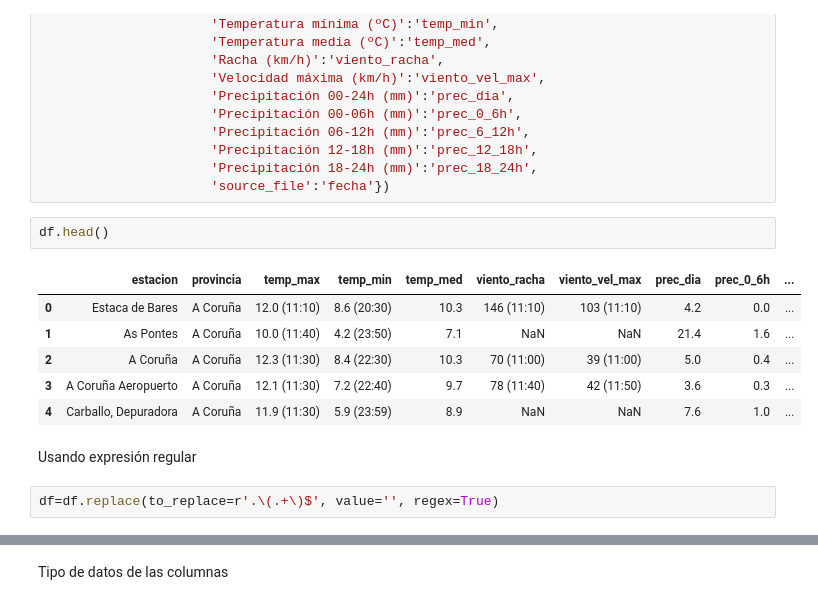
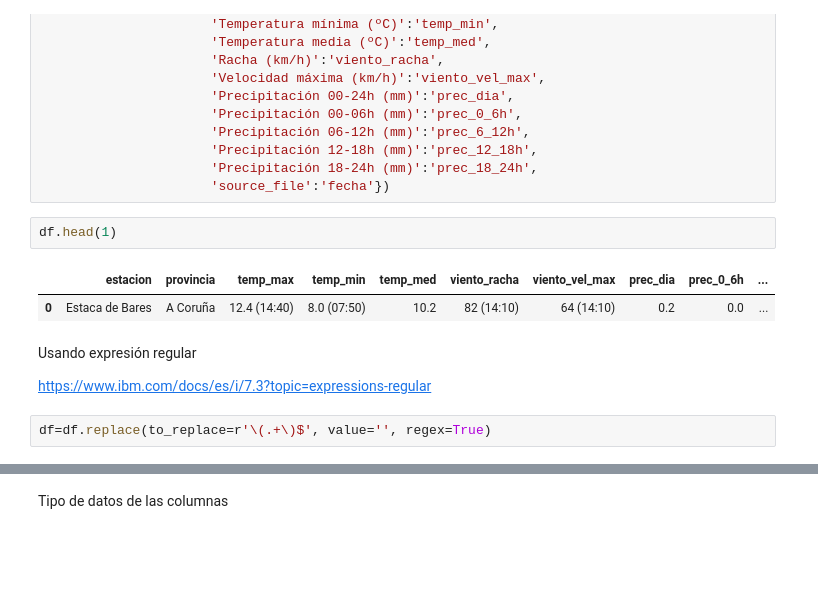
Before and after one commit to yederlv/AD_Pandas, a Jupyter notebook: AD_Pandas.ipynb, the cells around one changed output, grey strips where cells are left out. Cells and saved outputs as stored; diff of their text form; blank space fills up the shorter version.

```diff
--- a/AD_Pandas.ipynb
+++ b/AD_Pandas.ipynb
@@ -152,18 +147,16 @@ df=df.rename(columns={'Estación': 'estacion',
                       'Precipitación 18-24h (mm)':'prec_18_24h',
                       'source_file':'fecha'})
 # %%
-df.head()
+df.head(1)
 # %% [output]
 |  | estacion | provincia | temp_max | temp_min | temp_med | viento_racha | viento_vel_max | prec_dia | prec_0_6h | ... |
-| 0 | Estaca de Bares | A Coruña | 12.0 (11:10) | 8.6 (20:30) | 10.3 | 146 (11:10) | 103 (11:10) | 4.2 | 0.0 | ... |
-| 1 | As Pontes | A Coruña | 10.0 (11:40) | 4.2 (23:50) | 7.1 | NaN | NaN | 21.4 | 1.6 | ... |
-| 2 | A Coruña | A Coruña | 12.3 (11:30) | 8.4 (22:30) | 10.3 | 70 (11:00) | 39 (11:00) | 5.0 | 0.4 | ... |
-| 3 | A Coruña Aeropuerto | A Coruña | 12.1 (11:30) | 7.2 (22:40) | 9.7 | 78 (11:40) | 42 (11:50) | 3.6 | 0.3 | ... |
-| 4 | Carballo, Depuradora | A Coruña | 11.9 (11:30) | 5.9 (23:59) | 8.9 | NaN | NaN | 7.6 | 1.0 | ... |
+| 0 | Estaca de Bares | A Coruña | 12.4 (14:40) | 8.0 (07:50) | 10.2 | 82 (14:10) | 64 (14:10) | 0.2 | 0.0 | ... |
-# %% [markdown]
-Usando expresión regular
+# %% [markdown]
+Usando expresión regular
+
+https://www.ibm.com/docs/es/i/7.3?topic=expressions-regular
 # %%
-df=df.replace(to_replace=r'.\(.+\)$', value='', regex=True)
+df=df.replace(to_replace=r'\(.+\)$', value='', regex=True)
 # %%
 df.head(1)
 # %% [output]
```
Also changed, not shown: parts of 19 cells of this notebook.
